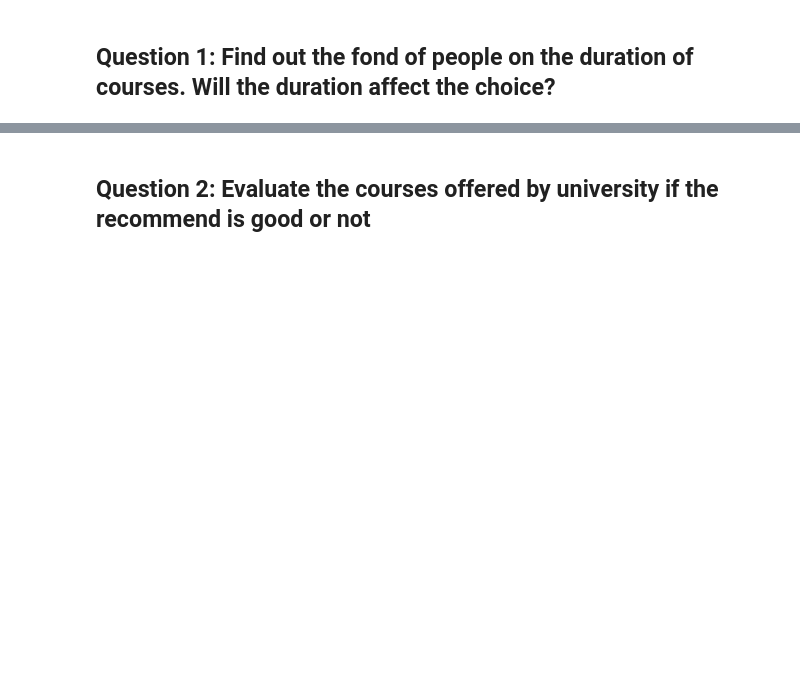
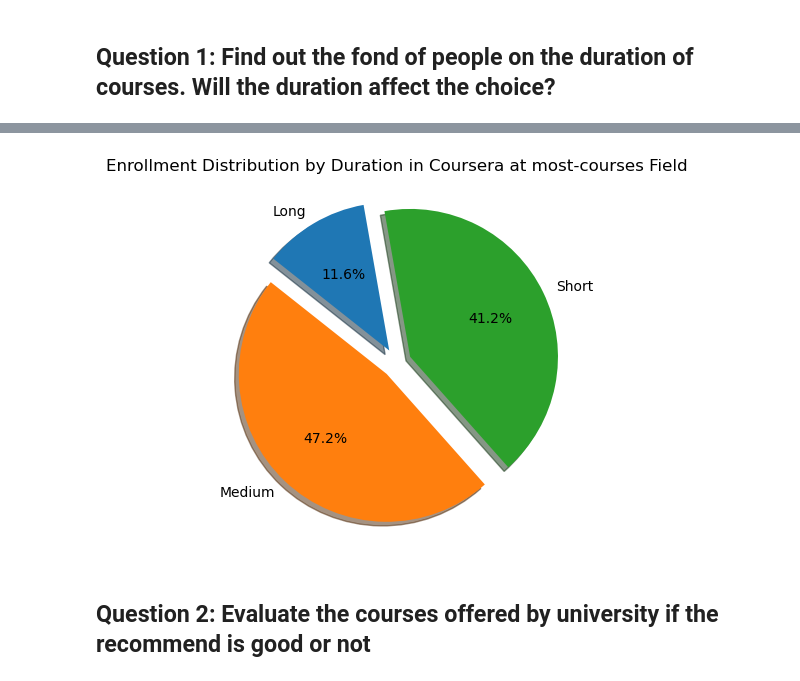
Before and after one commit to dagngyen/hcmus_23-24_coursesra-courses-analysis, a Jupyter notebook: Phase 1: Collecting, exploring and analyzing/1.3-analyzing-data.ipynb, the cells around one changed output, grey strips where cells are left out. Saved outputs shown, nothing was run; the diff lists cells and outputs as text; code cells hidden in the pictures; blank space fills up the shorter version.

```diff
--- a/Phase 1: Collecting, exploring and analyzing/1.3-analyzing-data.ipynb
+++ b/Phase 1: Collecting, exploring and analyzing/1.3-analyzing-data.ipynb
@@ -86,3 +78,11 @@ en_du_df
+# %%
+explode = (0.1, 0.1, 0.1)
+fig, ax = plt.subplots()
+ax.pie(en_du_df['average_enrollment'], explode=explode, labels=en_du_df.index, autopct='%1.1f%%',shadow={'ox': -0.05, 'edgecolor': 'none', 'shade': 1}, startangle=100)
+plt.title('Enrollment Distribution by Duration in Coursera at most-courses Field')
+plt.show()
+# %% [output]
+[figure, added]
 # %% [markdown]
 ## Question 2: Evaluate the courses offered by university if the recommend is good or not
 # %%
```
Also changed, not shown: parts of 4 cells of this notebook.
